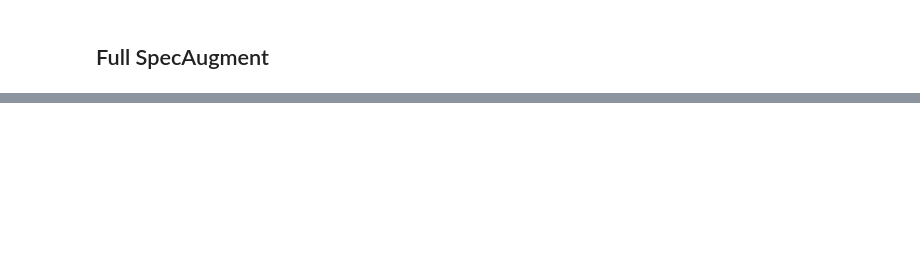
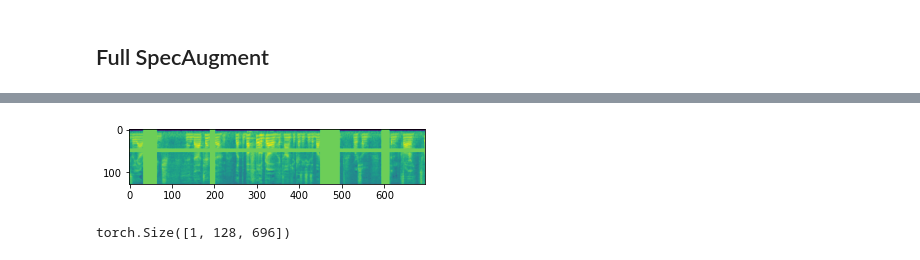
Before and after one commit to karan-sarkar/VGGVox-PyTorch, a Jupyter notebook: notebooks/spec_augment_example.ipynb, the cells around one changed output, grey strips where cells are left out. Saved outputs shown, nothing was run; the diff lists cells and outputs as text; code cells hidden in the pictures; blank space fills up the shorter version.

```diff
--- a/notebooks/spec_augment_example.ipynb
+++ b/notebooks/spec_augment_example.ipynb
@@ -501,0 +120,7 @@ torch.Size([1, 128, 696])
+# %%
+specAugment_zero = SpecAugment(W=50, F=50, T=100, freq_masks=2, time_masks=5, freq_zero=True, time_zero=True)
+result = specAugment_zero(spectrogram)
+tensor_to_img(result)
+# %% [output]
+[figure, added]
+torch.Size([1, 128, 696])
```
Also changed, not shown: parts of 11 cells of this notebook, 1 other file.
